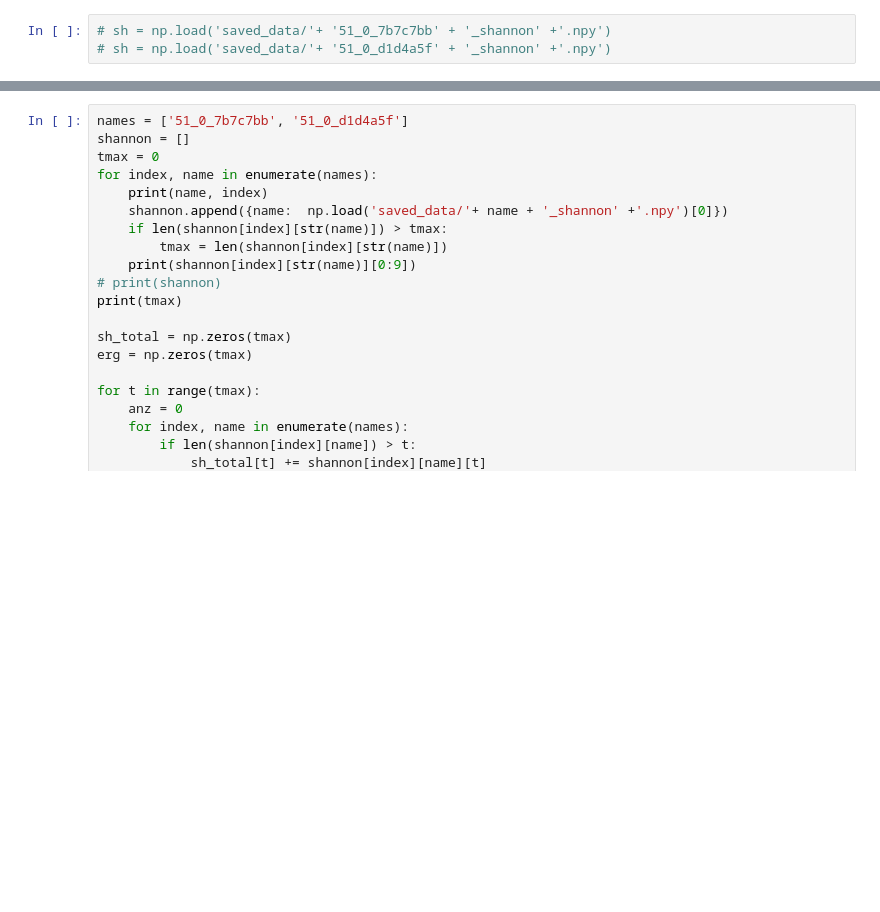
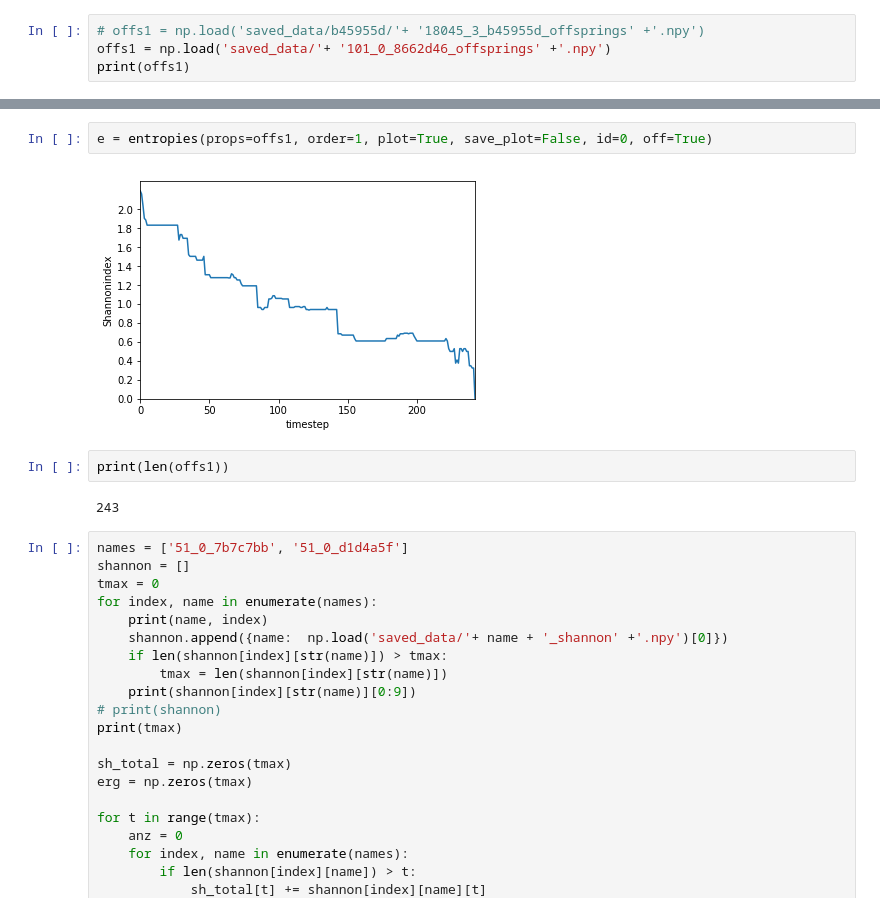
Before and after one commit to sisyga/biolgca, a Jupyter notebook: Indizes sammeln.ipynb, the cells around one changed output, grey strips where cells are left out. Cells and saved outputs as stored; diff of their text form; blank space fills up the shorter version.

```diff
--- a/Indizes sammeln.ipynb
+++ b/Indizes sammeln.ipynb
@@ -50,3 +9,4 @@ Progress: [####################] 100% Done...
 # %%
-# sh = np.load('saved_data/'+ '51_0_7b7c7bb' + '_shannon' +'.npy')
-# sh = np.load('saved_data/'+ '51_0_d1d4a5f' + '_shannon' +'.npy')
+# offs1 = np.load('saved_data/b45955d/'+ '18045_3_b45955d_offsprings' +'.npy')
+offs1 = np.load('saved_data/'+ '101_0_8662d46_offsprings' +'.npy')
+print(offs1)
@@ -53,3 +21,11 @@ Progress: [####################] 100% Done...
+# %%
+e = entropies(props=offs1, order=1, plot=True, save_plot=False, id=0, off=True)
+# %% [output]
+[figure, added]
+# %%
+print(len(offs1))
+# %% [output]
+243
 # %%
 names = ['51_0_7b7c7bb', '51_0_d1d4a5f']
 shannon = []
```
Also changed, not shown: parts of 3 cells of this notebook, 1 other file.
